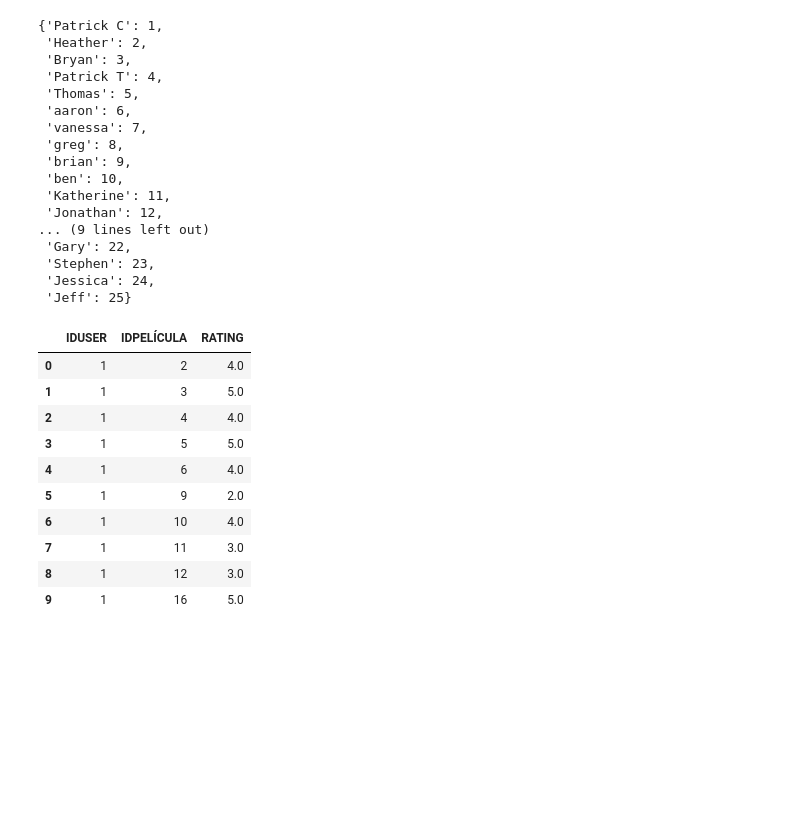
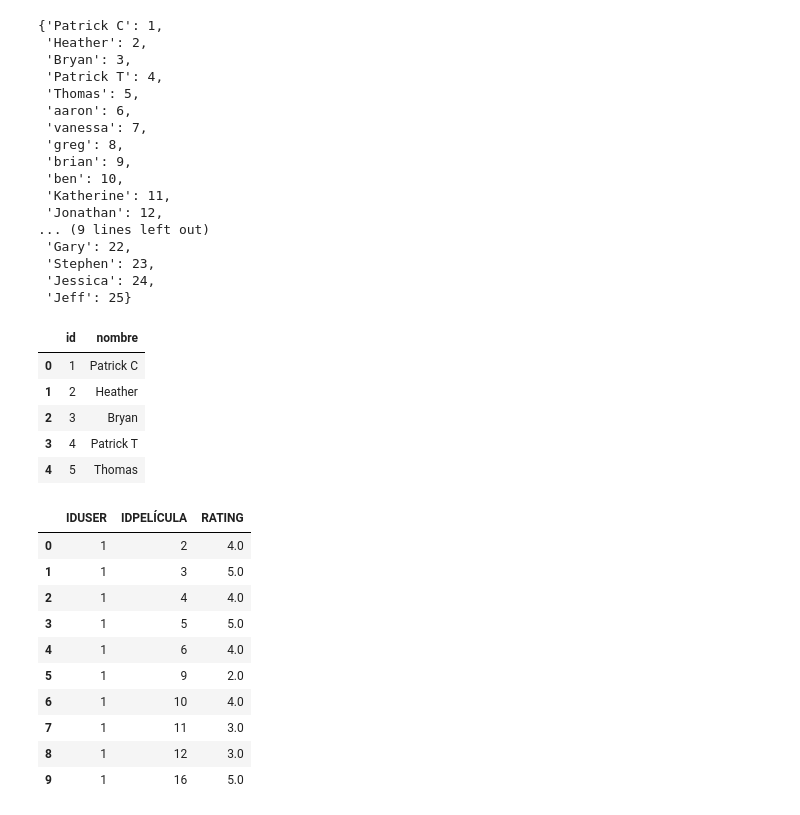
Before and after one commit to luismoroco/DataScience, a Jupyter notebook: task1/visualization.ipynb, the cells around one changed output. Saved outputs shown, nothing was run; the diff lists cells and outputs as text; code cells hidden in the pictures; blank space fills up the shorter version.

```diff
--- a/task1/visualization.ipynb
+++ b/task1/visualization.ipynb
@@ -145,3 +145,15 @@ users_id
  'Stephen': 23,
  'Jessica': 24,
  'Jeff': 25}
+# %%
+df = pd.DataFrame.from_dict(users_id, orient='index', columns=['id']).reset_index()
+df.columns = ['nombre', 'id']
+# %%
+df.head()
+# %% [output]
+|  | id | nombre |
+| 0 | 1 | Patrick C |
+| 1 | 2 | Heather |
+| 2 | 3 | Bryan |
+| 3 | 4 | Patrick T |
+| 4 | 5 | Thomas |
```
Also changed, not shown: parts of 2 cells of this notebook, 2 other files.
